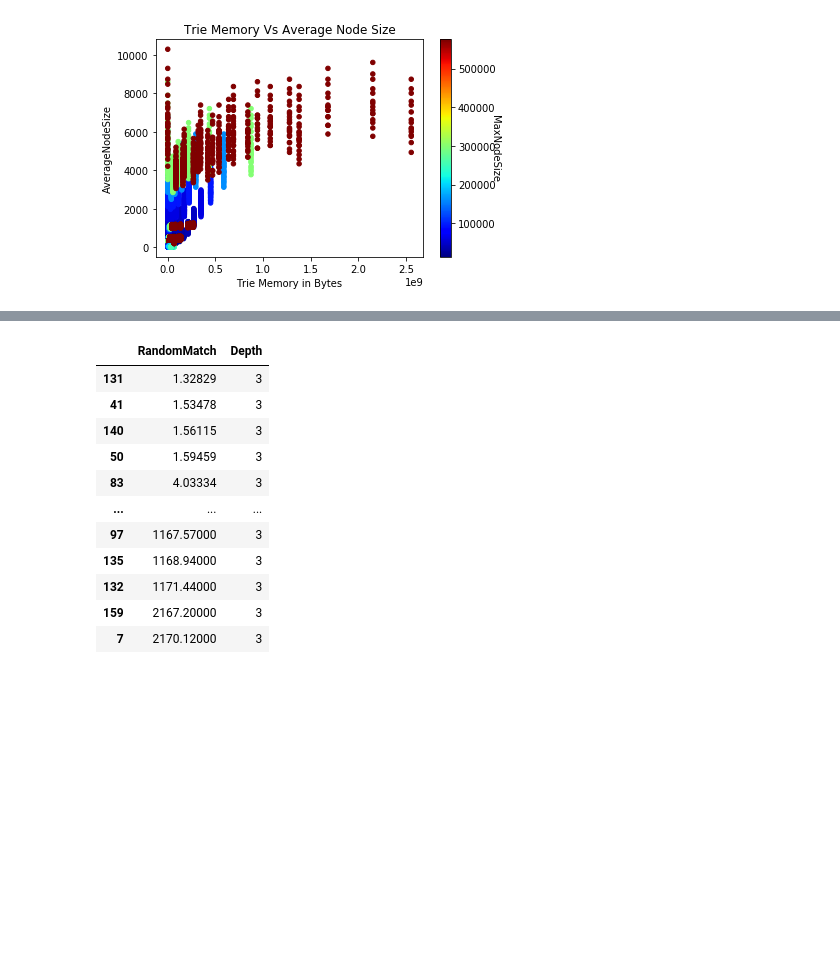
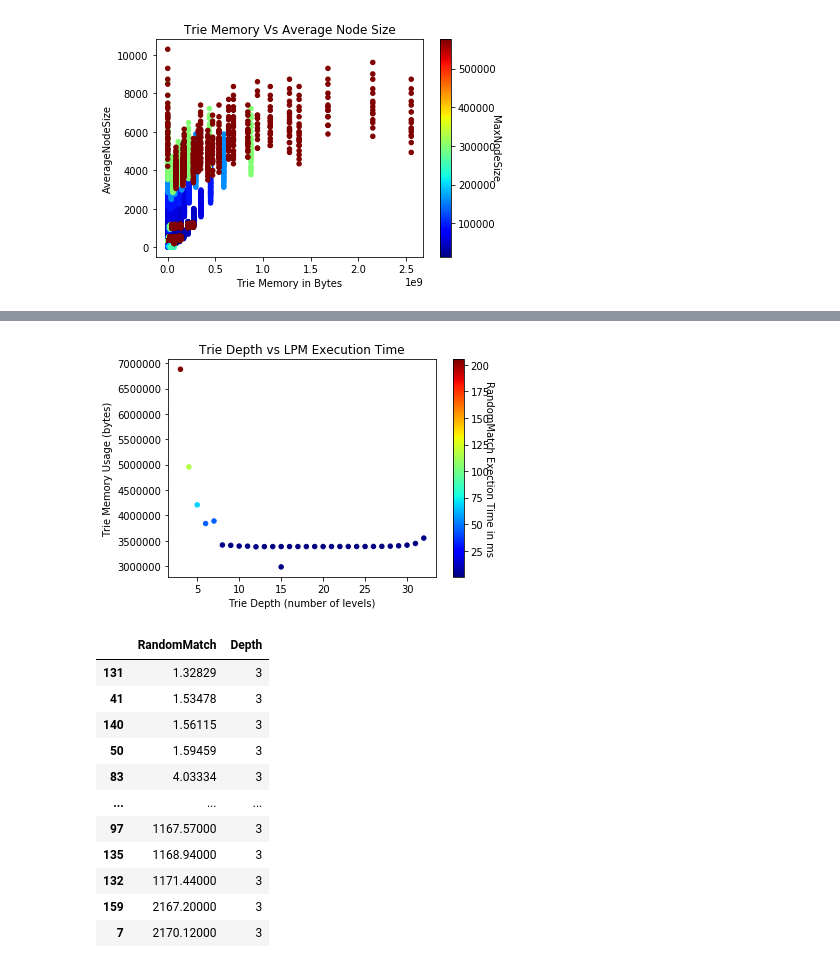
Before and after one commit to matrackif/TrieStrides, a Jupyter notebook: flavors_data_analysis.ipynb, the cells around one changed output, grey strips where cells are left out. Saved outputs shown, nothing was run; the diff lists cells and outputs as text; code cells hidden in the pictures; blank space fills up the shorter version.

```diff
--- a/flavors_data_analysis.ipynb
+++ b/flavors_data_analysis.ipynb
@@ -353,3 +356,15 @@ clb.set_label('MaxNodeSize', rotation=270)
+# %%
+x = results_fst['Depth'].values
+y = results_fst['TreeMemoryUniqueOnly'].values
+z = results_fst['RandomMatch'].values
+plt.title("Trie Depth vs LPM Execution Time")
+plt.xlabel("Trie Depth (number of levels)")
+plt.ylabel("Trie Memory Usage (bytes)")
+plt.scatter(x, y, s=20, c=z, marker='o', cmap = cm.jet)
+clb = plt.colorbar()
+clb.set_label('RandomMatch Exection Time in ms', rotation=270)
+# %% [output]
+[figure, added]
 # %%
 x = results_random_shuffled['Depth'].values
 y = results_random_shuffled['RandomMatch'].values
```
Also changed, not shown: parts of 17 cells of this notebook, 1 other file.
